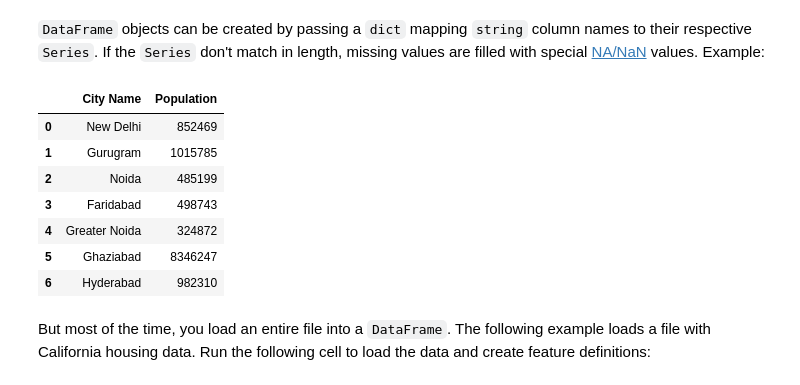
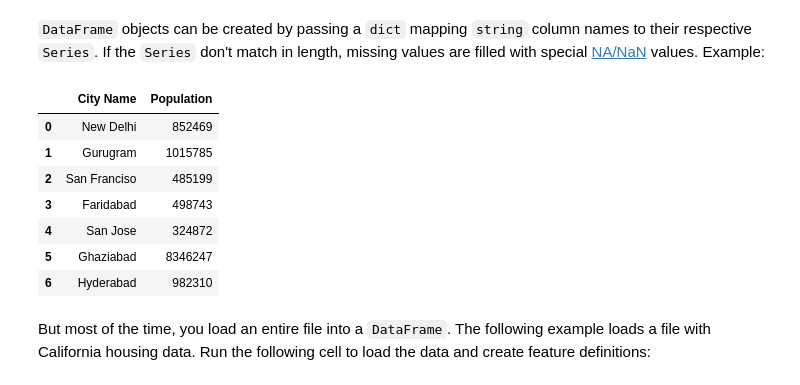
Before and after one commit to ashishbanerjee29/google_collab, a Jupyter notebook: intro_to_pandas.ipynb, the cells around one changed output. Cells and saved outputs as stored; diff of their text form; code cells hidden in the pictures.

```diff
--- a/intro_to_pandas.ipynb
+++ b/intro_to_pandas.ipynb
@@ -59,20 +59,17 @@ dtype: object
 # %% [markdown]
 `DataFrame` objects can be created by passing a `dict` mapping `string` column names to their respective `Series`. If the `Series` don't match in length, missing values are filled with special [NA/NaN](http://pandas.pydata.org/pandas-docs/stable/missing_data.html) values. Example:
 # %%
-#city_names = pd.Series(['San Francisco', 'San Jose', 'Sacramento'])
-city_names  = pd.Series(["New Delhi","Gurugram","Noida","Faridabad","Greater Noida","Ghaziabad","Hyderabad"])
-#population = pd.Series([852469, 1015785, 485199])
-population = pd.Series(["852469","1015785","485199","498743","324872","8346247","982310"])
+city_names  = pd.Series(["New Delhi","Gurugram","San Franciso","Faridabad","San Jose","Ghaziabad","Hyderabad"])
+population = pd.Series([852469,1015785,485199,498743,324872,8346247,982310])
 
-#pd.DataFrame({ 'City name': city_names, 'Population': population })
 pd.DataFrame({'City Name': city_names,'Population':population})
 # %% [output]
 |  | City Name | Population |
 | 0 | New Delhi | 852469 |
 | 1 | Gurugram | 1015785 |
-| 2 | Noida | 485199 |
+| 2 | San Franciso | 485199 |
 | 3 | Faridabad | 498743 |
-| 4 | Greater Noida | 324872 |
+| 4 | San Jose | 324872 |
 | 5 | Ghaziabad | 8346247 |
 | 6 | Hyderabad | 982310 |
 # %% [markdown]
```
Also changed, not shown: parts of 14 cells of this notebook.
